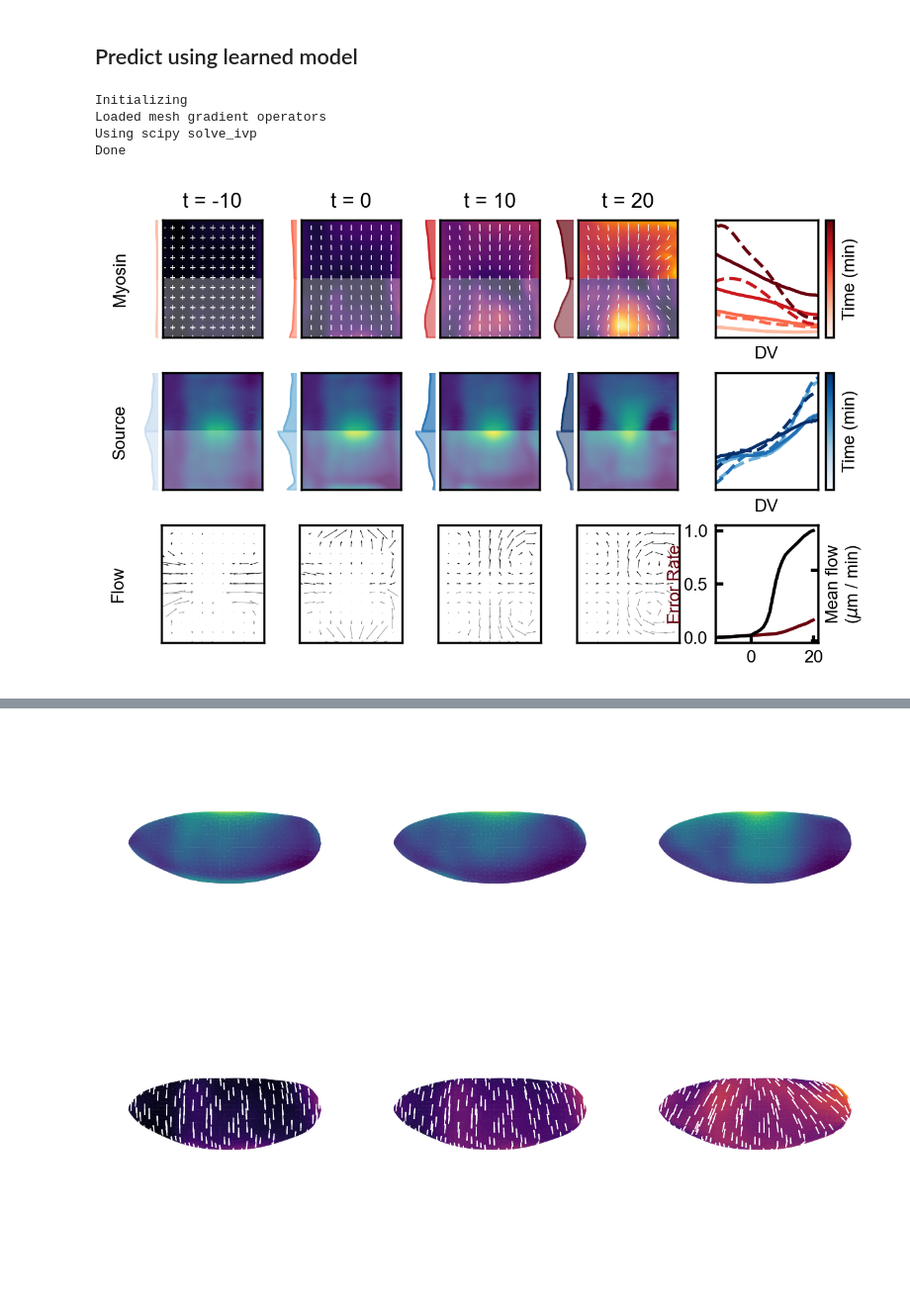
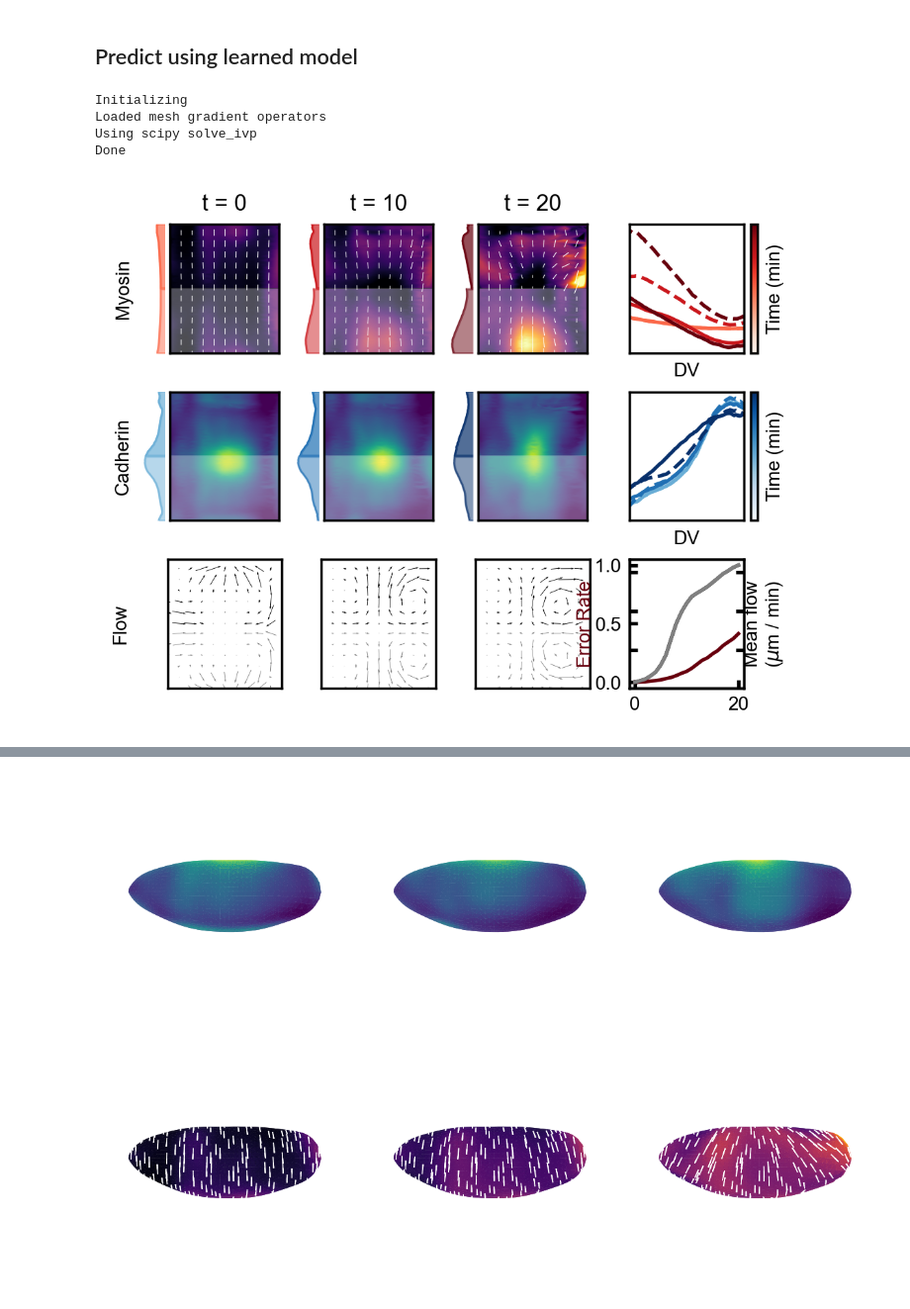
Before and after one commit to jcolen/drosophila_morphogenesis, a Jupyter notebook: LearnMeshModel.ipynb, the cells around one changed output, grey strips where cells are left out. Shown at 99% size. Drawn from its saved outputs; the diff is of its cells as text; code cells hidden in the pictures; blank space fills up the shorter version.

```diff
--- a/LearnMeshModel.ipynb
+++ b/LearnMeshModel.ipynb
@@ -30,8 +30,8 @@ libraries = [
 ]
 
 extra_functions = [
+    lambda data: symmetric_tensor_powers(data, 'm_ij'),
     lambda data: active_strain_decomposition_mesh(data, key='m_ij'),
-    lambda data: symmetric_tensor_couple(data, ['m_ij', 'm_ij']),
     lambda data: symmetric_tensor_couple(data, ['m_ij', 'E_full', 'E_passive', 'E_active']),
     lambda data: add_static_sources_mesh(data, couple='m_ij'),
     lambda data: multiply_tensor_by_scalar(data, None, ['c']),
@@ -52,7 +52,7 @@ with h5py.File('Public/mesh_dynamics_fitting.h5', 'w') as data:
                             libraries,
                             feature_names,
                             extra_functions=extra_functions)
-            take_time_derivatives(group, libraries, window_length=7)
+            take_time_derivatives(group, libraries, window_length=9)
             library_to_tangent_space(group, libraries)
             pbar.update()
 # %% [markdown]
@@ -82,77 +100,87 @@ D_t m_ij = 0.015 Static_DV Tr(m_ij) + -0.003 c Static_DV Tr(m_ij) + -0.075 c m_i
 # %% [markdown]
 ## Predict using learned model
 # %%
+from scipy.interpolate import interp1d
+
 from utils.geometry.closed_loop import ClosedLoopMesh
+from utils.geometry.geometry_utils import MeshInterpolator, TangentSpaceTransformer
+from utils.geometry.transforms import LeftRightSymmetrize
+from utils.forecasting.plot_utils import *
+
+mesh_int = MeshInterpolator().fit(None)
+tangent  = TangentSpaceTransformer().fit(None)
+lrsym    = LeftRightSymmetrize().fit(None)
+
+#Collect initial conditions - m, c, v, and time
+with h5py.File('Public/mesh_dynamics_fitting.h5', 'r') as h5f:
+    data = h5f['ensemble']
+    tmin, tmax = 0, 20
+
+    t = data['fields/v'].attrs['t']
+    t_mask = np.logical_and(t >= tmin, t <= tmax)
+
+    M0 = data['fields/m_ij'][t_mask, ...][()]
+    S0 = data['fields/c'][t_mask, ...][()]
+    V0 = data['fields/v'][t_mask, ...][()]
+    t0 = t[t_mask, ...][()]
+
+m0, s0, v0 = [], [], []
+for i in tqdm(range(len(t0))):
+    m0.append(tangent.inverse_transform(lrsym.transform(M0[i])))
+    v0.append(tangent.inverse_transform(lrsym.transform(V0[i])))
+    s0.append(lrsym.transform(S0[i]))
 
 class FittedModel(ClosedLoopMesh):
     def rhs(self, m, s, v, E):
         E_a = self.active.transform(E, m)
         E_p = E - E_a
         trm = self.einsum_('kkv->v', m)
-        trE = self.einsum_('kkv->v', E)
-        mE  = self.einsum_('ikv,kjv->ijv', m, E_p)
-        mE += self.einsum_('ikv,kjv->ijv', E_p, m)
+        smean = s.mean(axis=-1, keepdims=True)
 
-        #rhs  = (0.050 - 0.027 * s) * m
-        #rhs += (0.014 - 0.003 * s) * self.gamma_dv_ * trm
-        #rhs += 0.398 * s * m * np.einsum('kkv->v', E_a)
-
-        rhs  = (0.087 - 0.075 * s) * m
-        rhs += (0.015 - 0.003 * s) * self.gamma_dv_ * trm
-        rhs -= (0.430 - 0.509 * s) * m * trm
+        #rhs = -(0.066 - 0.061 * s) * m
+        rhs = -(0.066 - 0.061 * smean) * m
+        rhs += (0.489 + 0.318 * s) * m * self.einsum_('kkv->v', E)
+        #rhs += (0.564 - 0.393 * s) * m * trm
+        rhs += (0.564 - 0.493 * s) * m * trm
+        #rhs += 0.01 * s * self.gamma_dv_ * trm
+        rhs += (0.047 - 0.037 * s) * self.gamma_dv_ * trm
 
         return rhs
 
-from scipy.interpolate import interp1d
-
-from utils.geometry.geometry_utils import MeshInterpolator
-from utils.decomposition.decomposition_model import LeftRightSymmetrize
-from utils.forecasting.plot_utils import *
-
-#Collect initial conditions - m, c, v, and time
-with h5py.File('Public/myosin_dynamics_fitting.h5', 'r') as h5f:
-    data = h5f['ensemble']
-    tmin, tmax = -10, 20
-
-    t = data['fields/v'].attrs['t']
-    t_mask = np.logical_and(t >= tmin, t <= tmax)
-    m0 = data['fields/m_ij'][t_mask, ...][()]
-    s0 = data['fields/c'][t_mask, ...][()]
-    s0 = LeftRightSymmetrize().fit_transform(s0)
-    v0 = data['fields/v'][t_mask, ...][()]
-    t0 = t[t_mask, ...][()]
-
 #Using a flow field interpolator in the loop instead of a neural network
-mesh_int = MeshInterpolator().fit(None)
-
-v_verts = np.stack([mesh_int.transform(v0[i, ..., 10:-10]) for i in range(len(v0))])
-v_int = interp1d(t0, v_verts, axis=0, fill_value='extrapolate')
+v_int = interp1d(t0, v0, axis=0, fill_value='extrapolate')
 v_model = lambda t, y: v_int(t)
 
 y0 = np.concatenate([
-    mesh_int.transform(m0[0]).reshape([4, 1797]),
-    mesh_int.transform(s0[0]).reshape([1, 1797])
+    m0[0].reshape([4, 1797]),
+    s0[0].reshape([1, 1797])
 ])
 
 model = FittedModel(v_model=v_model, sigma=.5)
 m, s, v = model.integrate(y0, t0)
 print('Done')
 
-m = np.stack([mesh_int.inverse_transform(m[i]) for i in range(len(m))])
-s = np.stack([mesh_int.inverse_transform(s[i]) for i in range(len(s))])
-v = np.stack([mesh_int.inverse_transform(v[i]) for i in range(len(v))])
+M, S, V = [], [], []
+M0, S0, V0 = [], [], []
+for i in tqdm(range(len(t0))):
+    M.append(mesh_int.inverse_transform(m[i]))
+    S.append(mesh_int.inverse_transform(s[i]))
+    V.append(mesh_int.inverse_transform(v[i]))
+    M0.append(mesh_int.inverse_transform(m0[i]))
+    S0.append(mesh_int.inverse_transform(s0[i]))
+    V0.append(mesh_int.inverse_transform(v0[i]))
 
 comparison_plot(t0,
-                ('Myosin', m, m0),
-                ('Source', s, s0),
-                ('Flow', v, v0),
+                ('Myosin', np.stack(M), np.stack(M0)),
+                ('Cadherin', np.stack(S), np.stack(S0)),
+                ('Flow', np.stack(V), np.stack(V0)),
                 dt=10)
 # %% [output]
 Initializing
 Loaded mesh gradient operators
 Using scipy solve_ivp
 Done
-[figure, old version]
+[figure, new version]
 # %%
 from utils.forecasting.plot_utils import *
 comparison_plot(t0,
```
Also changed, not shown: parts of 2 cells of this notebook, 7 other files.
